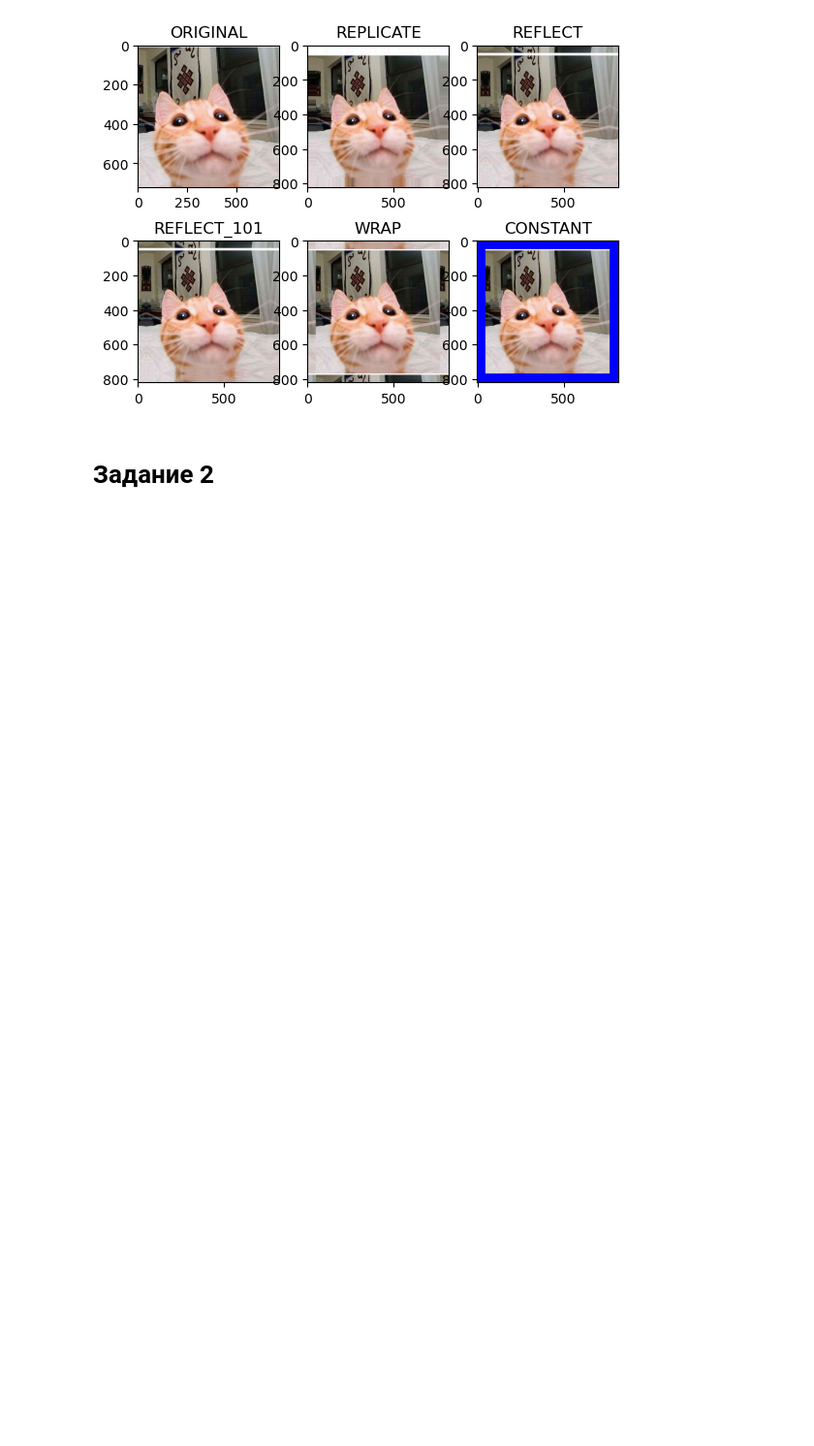
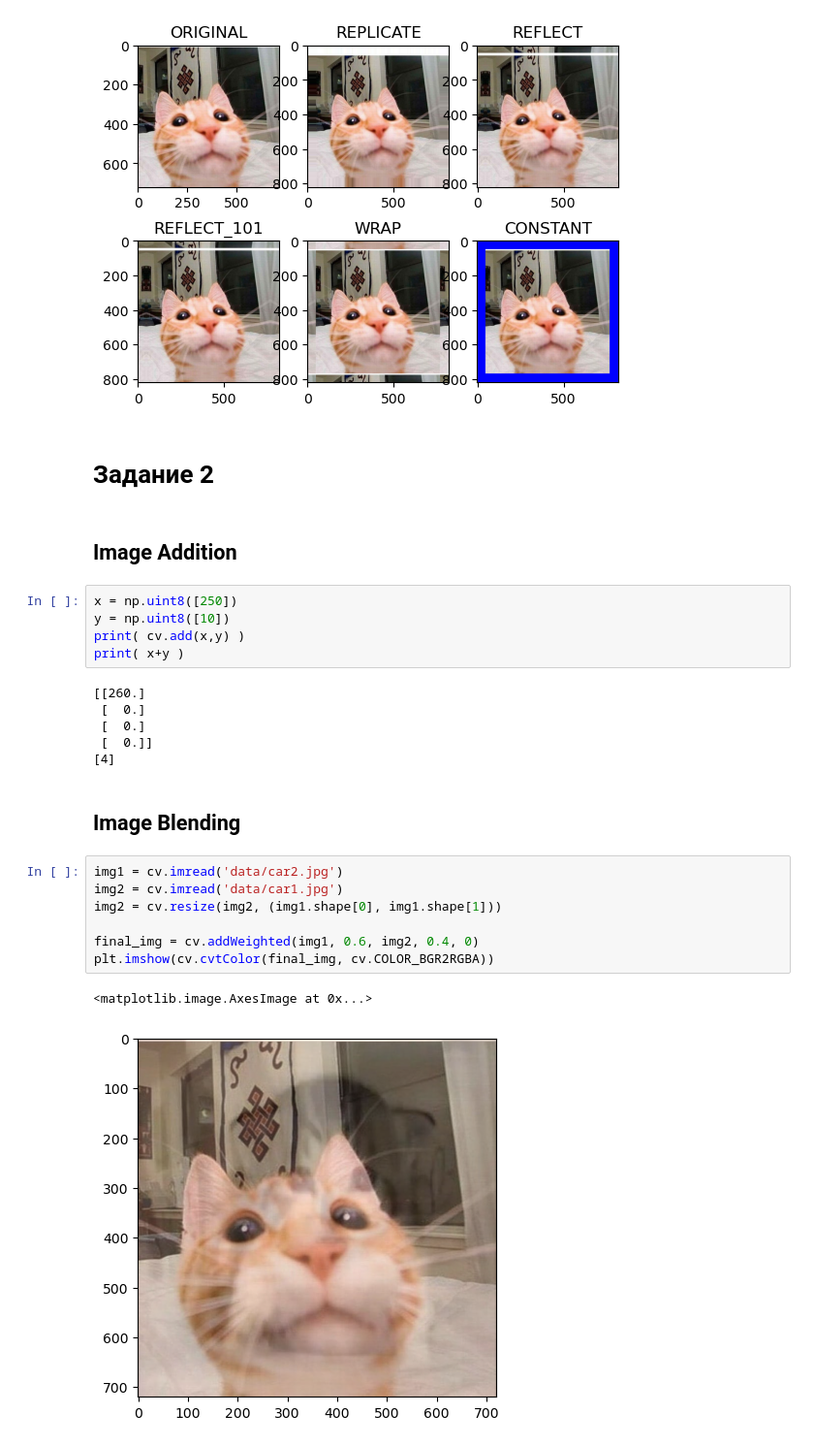
Before and after one commit to AlexanderTereshenkov/SLAM_algorithms, a Jupyter notebook: SLAM-Algorithms/Lab_3/Lab3.ipynb, the cells around one changed output. Shown at 97% size. Drawn from its saved outputs; the diff is of its cells as text; blank space fills up the shorter version.

```diff
--- a/SLAM-Algorithms/Lab_3/Lab3.ipynb
+++ b/SLAM-Algorithms/Lab_3/Lab3.ipynb
@@ -119,3 +119,28 @@ plt.show()
 [figure]
 # %% [markdown]
 # Задание 2
+# %% [markdown]
+## Image Addition
+# %%
+x = np.uint8([250])
+y = np.uint8([10])
+print( cv.add(x,y) )
+print( x+y )
+# %% [output]
+[[260.]
+ [  0.]
+ [  0.]
+ [  0.]]
+[4]
+# %% [markdown]
+## Image Blending
+# %%
+img1 = cv.imread('data/car2.jpg')
+img2 = cv.imread('data/car1.jpg')
+img2 = cv.resize(img2, (img1.shape[0], img1.shape[1]))
+
+final_img = cv.addWeighted(img1, 0.6, img2, 0.4, 0)
+plt.imshow(cv.cvtColor(final_img, cv.COLOR_BGR2RGBA))
+# %% [output]
+<matplotlib.image.AxesImage at 0x...>
+[figure, added]
```
Also changed, not shown: parts of 3 cells of this notebook.
